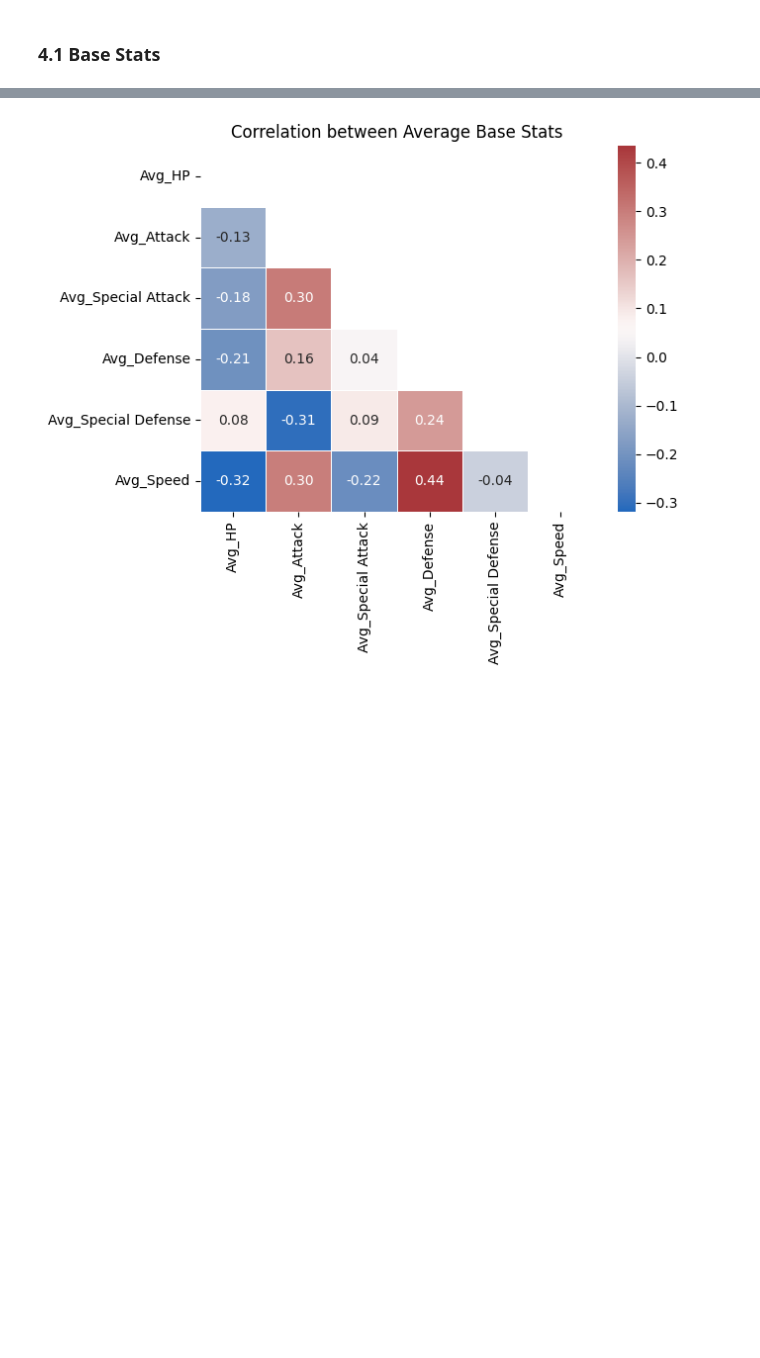
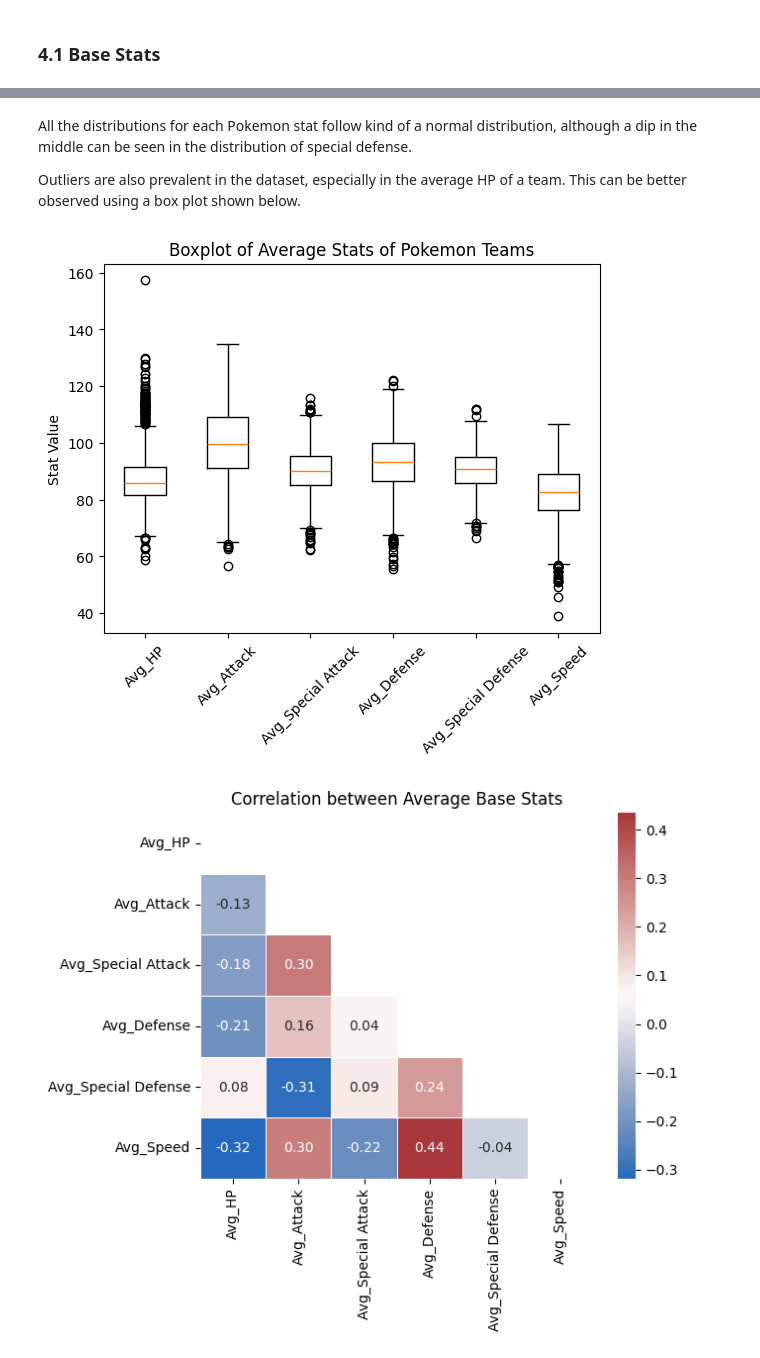
Before and after one commit to jrgo7/csmodel-mco, a Jupyter notebook: phase-1.ipynb, the cells around one changed output, grey strips where cells are left out. Cells and saved outputs as stored; diff of their text form; code cells hidden in the pictures; blank space fills up the shorter version.

```diff
--- a/phase-1.ipynb
+++ b/phase-1.ipynb
@@ -331,3 +372,17 @@ showdown_df = pd.read_csv("showdown.csv")
+# %% [markdown]
+All the distributions for each Pokemon stat follow kind of a normal distribution, although a dip in the middle can be seen in the distribution of special defense.
+
+Outliers are also prevalent in the dataset, especially in the average HP of a team. This can be better observed using a box plot shown below.
+# %%
+plots = ['Avg_HP', 'Avg_Attack', 'Avg_Special Attack', 'Avg_Defense', 'Avg_Special Defense', 'Avg_Speed']
+
+plt.boxplot([showdown_df[plot].dropna() for plot in plots], tick_labels=plots)
+plt.title("Boxplot of Average Stats of Pokemon Teams")
+plt.xticks(rotation=45)
+plt.ylabel("Stat Value")
+plt.show()
+# %% [output]
+[figure, added]
 # %%
 team_stats_df = showdown_df[
     [
```
Also changed, not shown: parts of 17 cells of this notebook.
